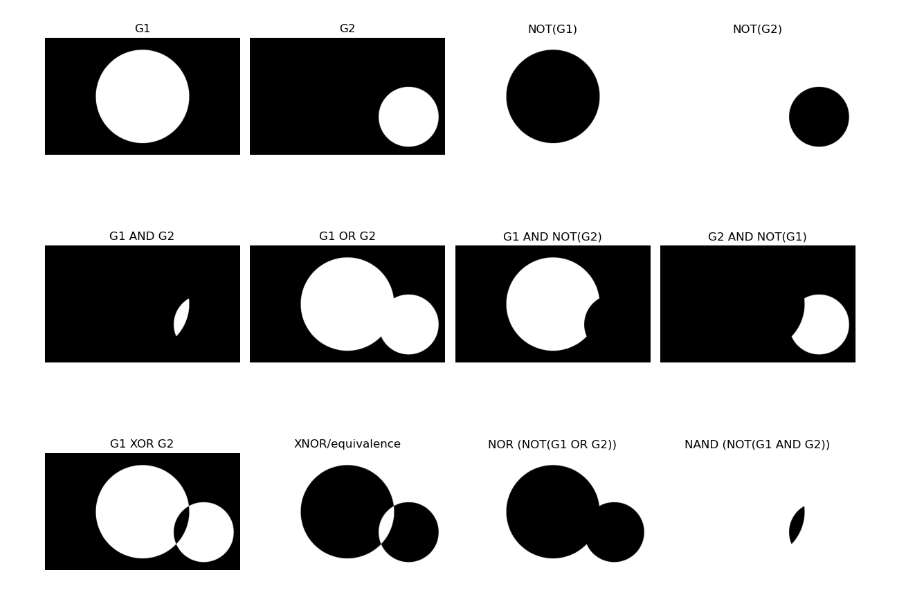
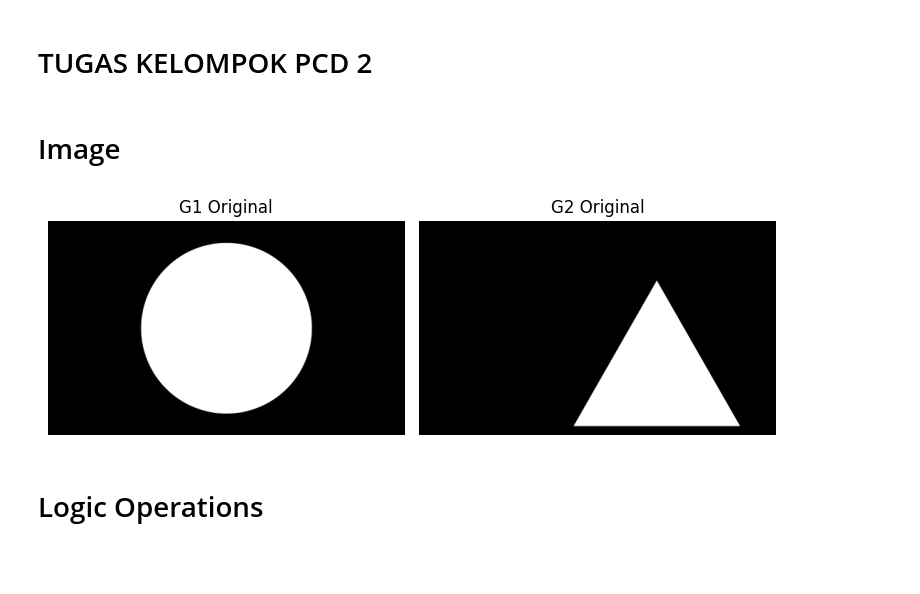
Before and after one commit to SyafiqMSI/image-operations-pcd, a Jupyter notebook: notebook.ipynb, the cells around one changed output. Drawn from its saved outputs; the diff is of its cells as text; code cells hidden in the pictures; blank space fills up the shorter version.

Commit message:
feat(output): show per-img

```diff
--- a/notebook.ipynb
+++ b/notebook.ipynb
@@ -39,19 +0,0 @@ nand_img = cv2.bitwise_not(and_img)
-# %%
-# Tampilan
-plt.figure(figsize=(12, 10))
-
-titles = ['G1', 'G2', 'NOT(G1)', 'NOT(G2)', 'G1 AND G2', 'G1 OR G2', 'G1 AND NOT(G2)',
-          'G2 AND NOT(G1)', 'G1 XOR G2', 'XNOR/equivalence', 'NOR (NOT(G1 OR G2))',
-          'NAND (NOT(G1 AND G2))']
-images = [img1, img2, not_img1, not_img2, and_img, or_img, and_not_img1, and_not_img2, xor_img, xnor_img, nor_img, nand_img]
-
-for i in range(len(images)):
-    plt.subplot(3, 4, i + 1)
-    plt.imshow(images[i], cmap='gray')
-    plt.title(titles[i])
-    plt.axis('off')
-
-plt.tight_layout()
-plt.show()
-# %% [output]
-[figure, removed]
@@ -201,0 +1,2 @@ plt.show()
+# %% [markdown]
+# TUGAS KELOMPOK PCD 2
@@ -201,0 +118,35 @@ plt.show()
+# %% [markdown]
+# Image
+# %%
+img1_pil = Image.open('./image/image1.png')
+img2_pil = Image.open('./image/img4.png')
+
+width, height = img2_pil.size
+
+img1_pil = img1_pil.resize((width, height))
+img2_pil = img2_pil.resize((width, height))
+
+img1_gray = img1_pil.convert('L')
+img2_gray = img2_pil.convert('L')
+
+img1_data = list(img1_gray.getdata())
+img2_data = list(img2_gray.getdata())
+
+img1 = image_to_2d(img1_data, width)
+img2 = image_to_2d(img2_data, width)
+
+display_images = [
+    np.array(img1_pil),
+    np.array(img2_pil),
+]
+
+titles = [
+    'G1 Original',
+    'G2 Original',
+]
+
+display()
+# %% [output]
+[figure, added]
+# %% [markdown]
+# Logic Operations
```
Also changed, not shown: parts of 61 cells of this notebook.
